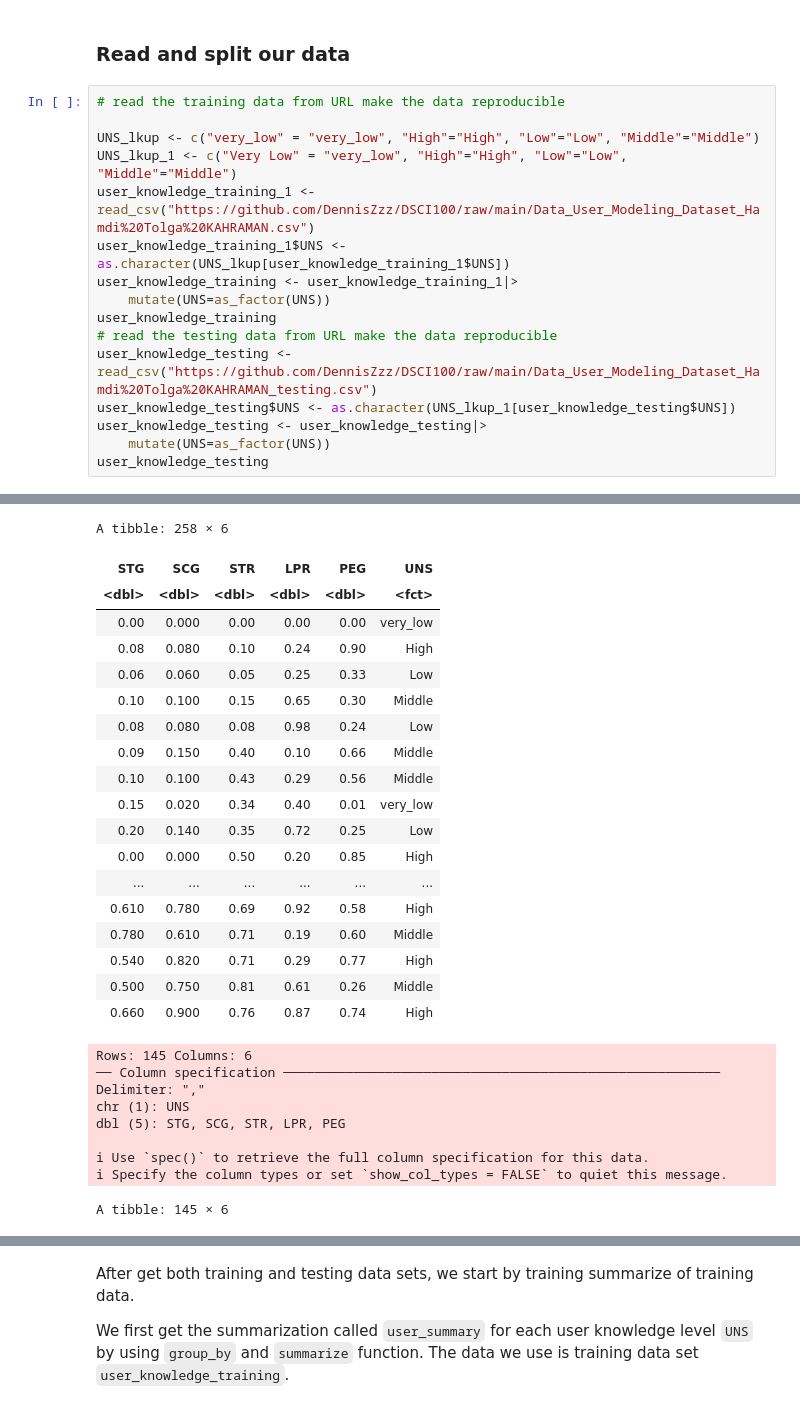
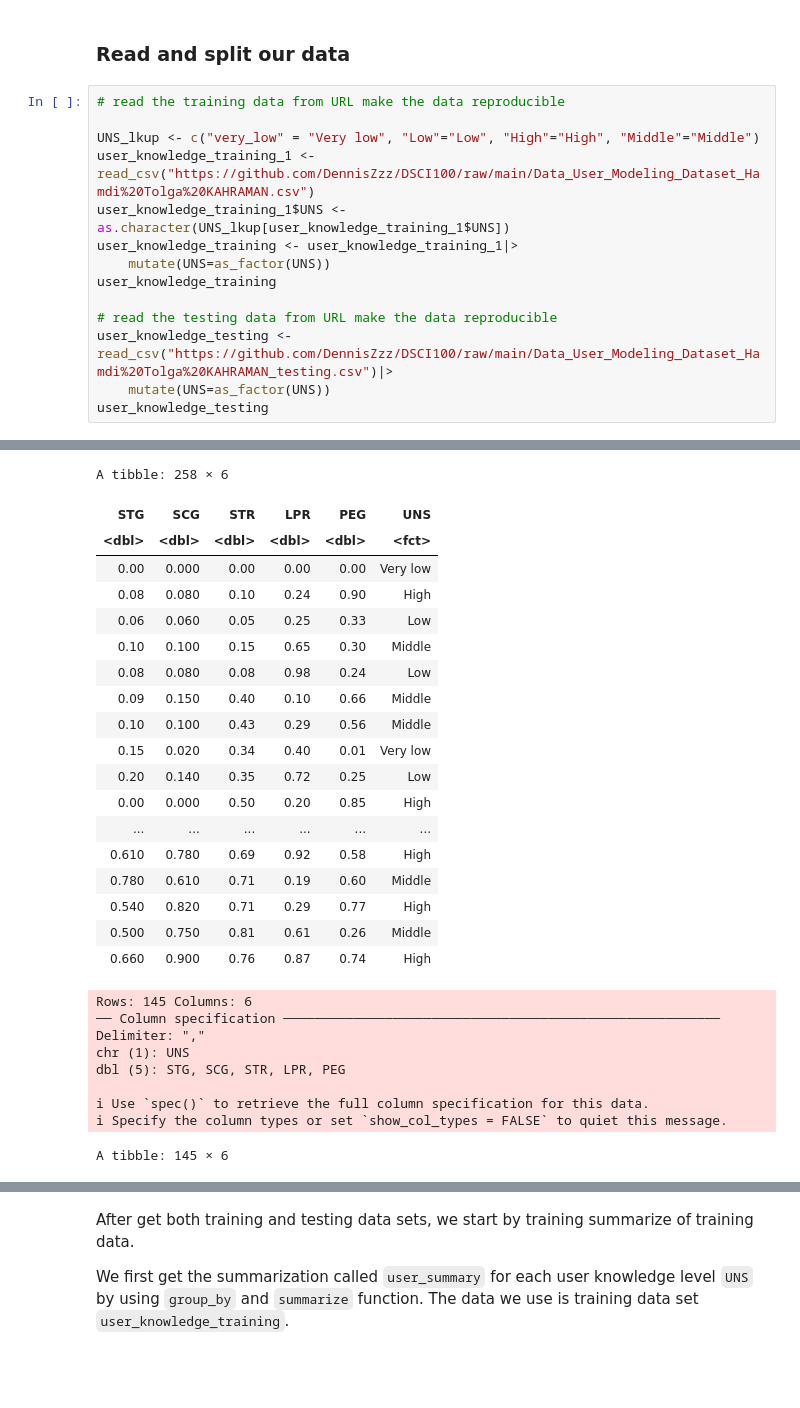
Before and after one commit to DennisZzz/DSCI100, a Jupyter notebook: user knowledge.ipynb, the cells around one changed output, grey strips where cells are left out. Drawn from its saved outputs; the diff is of its cells as text; blank space fills up the shorter version.

```diff
--- a/user knowledge.ipynb
+++ b/user knowledge.ipynb
@@ -74,39 +74,37 @@ We can see that it’s already spilt our data into training set and testing set
 # %%
 # read the training data from URL make the data reproducible
 
-UNS_lkup <- c("very_low" = "very_low", "High"="High", "Low"="Low", "Middle"="Middle")
-UNS_lkup_1 <- c("Very Low" = "very_low", "High"="High", "Low"="Low", "Middle"="Middle")
+UNS_lkup <- c("very_low" = "Very low", "Low"="Low", "High"="High", "Middle"="Middle")
 user_knowledge_training_1 <- read_csv("https://github.com/DennisZzz/DSCI100/raw/main/Data_User_Modeling_Dataset_Hamdi%20Tolga%20KAHRAMAN.csv")
 user_knowledge_training_1$UNS <- as.character(UNS_lkup[user_knowledge_training_1$UNS])
 user_knowledge_training <- user_knowledge_training_1|>
     mutate(UNS=as_factor(UNS))
 user_knowledge_training
+
 # read the testing data from URL make the data reproducible
-user_knowledge_testing <- read_csv("https://github.com/DennisZzz/DSCI100/raw/main/Data_User_Modeling_Dataset_Hamdi%20Tolga%20KAHRAMAN_testing.csv")
-user_knowledge_testing$UNS <- as.character(UNS_lkup_1[user_knowledge_testing$UNS])
-user_knowledge_testing <- user_knowledge_testing|>
+user_knowledge_testing <- read_csv("https://github.com/DennisZzz/DSCI100/raw/main/Data_User_Modeling_Dataset_Hamdi%20Tolga%20KAHRAMAN_testing.csv")|>
     mutate(UNS=as_factor(UNS))
 user_knowledge_testing
 # %% [output]
 Rows: 258 Columns: 6
 ── Column specification ────────────────────────────────────────────────────────
 Delimiter: ","
 chr (1): UNS
 dbl (5): STG, SCG, STR, LPR, PEG
 
 ℹ Use `spec()` to retrieve the full column specification for this data.
 ℹ Specify the column types or set `show_col_types = FALSE` to quiet this message.
 A tibble: 258 × 6
 | STG | SCG | STR | LPR | PEG | UNS |
 | <dbl> | <dbl> | <dbl> | <dbl> | <dbl> | <fct> |
-| 0.00 | 0.000 | 0.00 | 0.00 | 0.00 | very_low |
+| 0.00 | 0.000 | 0.00 | 0.00 | 0.00 | Very low |
 | 0.08 | 0.080 | 0.10 | 0.24 | 0.90 | High |
 | 0.06 | 0.060 | 0.05 | 0.25 | 0.33 | Low |
 | 0.10 | 0.100 | 0.15 | 0.65 | 0.30 | Middle |
 | 0.08 | 0.080 | 0.08 | 0.98 | 0.24 | Low |
 | 0.09 | 0.150 | 0.40 | 0.10 | 0.66 | Middle |
 | 0.10 | 0.100 | 0.43 | 0.29 | 0.56 | Middle |
-| 0.15 | 0.020 | 0.34 | 0.40 | 0.01 | very_low |
+| 0.15 | 0.020 | 0.34 | 0.40 | 0.01 | Very low |
 | 0.20 | 0.140 | 0.35 | 0.72 | 0.25 | Low |
 | 0.00 | 0.000 | 0.50 | 0.20 | 0.85 | High |
 | ... | ... | ... | ... | ... | ... |
```
Also changed, not shown: parts of 7 cells of this notebook.
